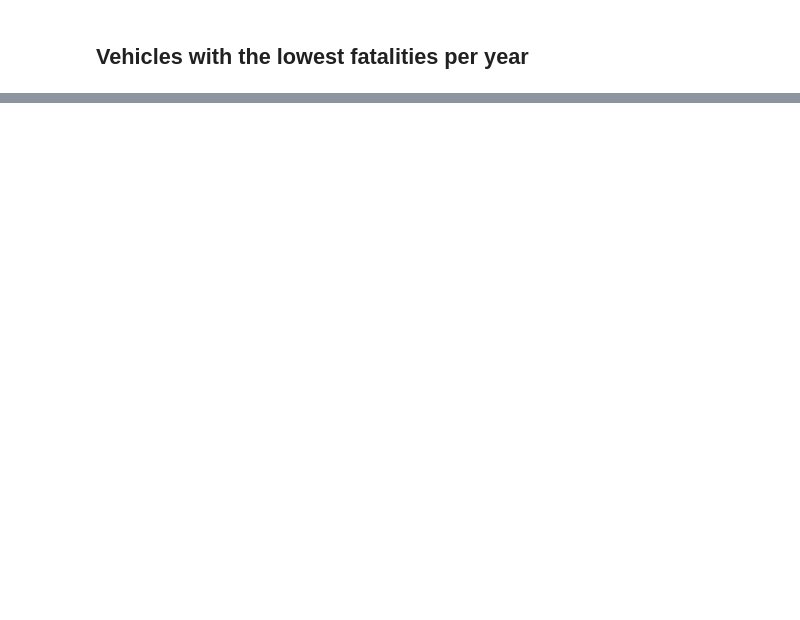
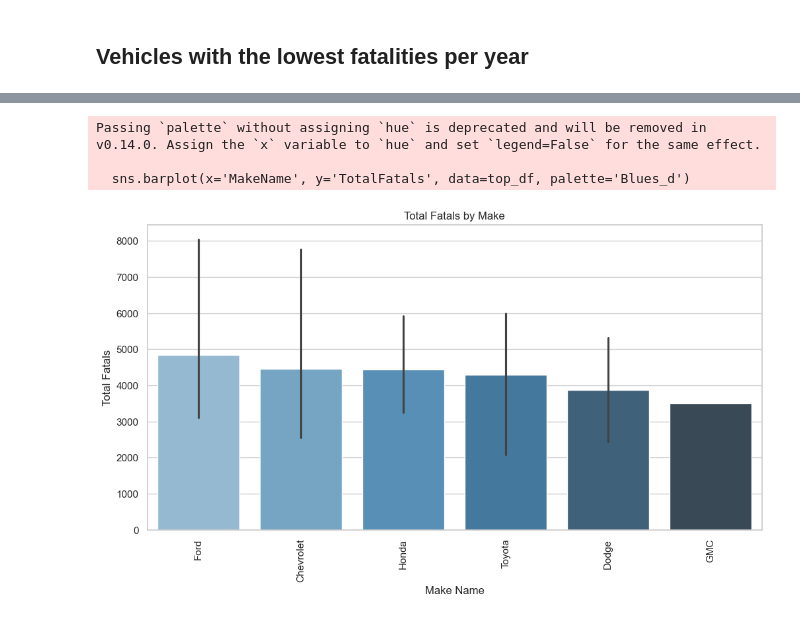
Before and after one commit to ConnorCritchley/GC-Final-Project, a Jupyter notebook: FinalNotebook.ipynb, the cells around one changed output, grey strips where cells are left out. Saved outputs shown, nothing was run; the diff lists cells and outputs as text; code cells hidden in the pictures; blank space fills up the shorter version.

```diff
--- a/FinalNotebook.ipynb
+++ b/FinalNotebook.ipynb
@@ -666,0 +733,14 @@ sql_df.head()
+# %%
+# 2. Bar Plot: TotalFatals by MakeName
+plt.figure(figsize=(12, 6))
+sns.barplot(x='MakeName', y='TotalFatals', data=top_df, palette='Blues_d')
+plt.title('Total Fatals by Make')
+plt.xlabel('Make Name')
+plt.ylabel('Total Fatals')
+plt.xticks(rotation=90)  # Rotate make names for better visibility
+plt.show()
+# %% [output]
+Passing `palette` without assigning `hue` is deprecated and will be removed in v0.14.0. Assign the `x` variable to `hue` and set `legend=False` for the same effect.
+
+  sns.barplot(x='MakeName', y='TotalFatals', data=top_df, palette='Blues_d')
+[figure, added]
```
Also changed, not shown: parts of 9 cells of this notebook.
